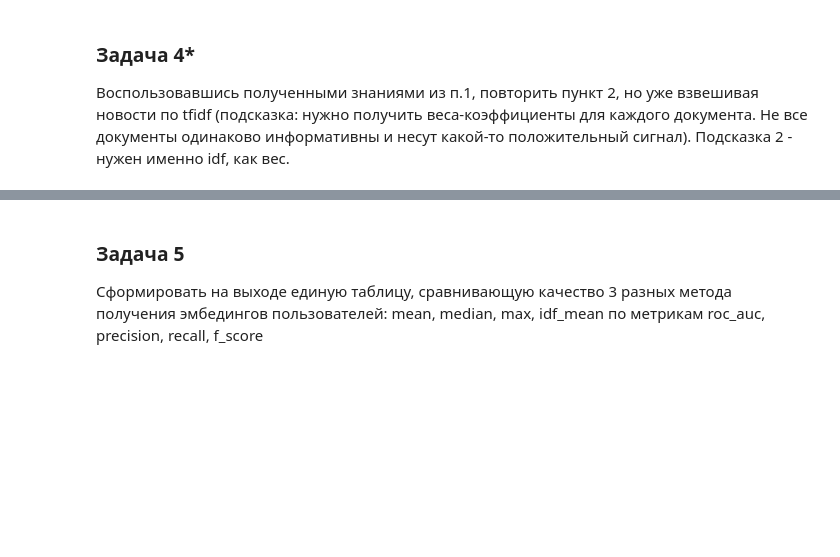
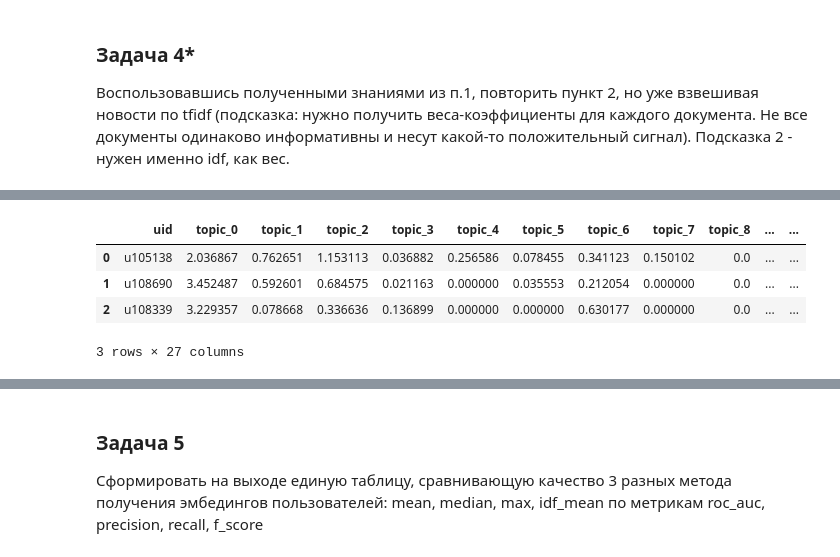
Before and after one commit to komarovko90/4_1_ML_in_business, a Jupyter notebook: home_work2/ex2.ipynb, the cells around one changed output, grey strips where cells are left out. Drawn from its saved outputs; the diff is of its cells as text; code cells hidden in the pictures; blank space fills up the shorter version.

```diff
--- a/home_work2/ex2.ipynb
+++ b/home_work2/ex2.ipynb
@@ -524,0 +560,9 @@ results.append([precision[ix], recall[ix],fscore[ix],roc_auc])
+# %%
+X = pd.merge(user_embeddings, target, 'left')
+X.head(3)
+# %% [output]
+|  | uid | topic_0 | topic_1 | topic_2 | topic_3 | topic_4 | topic_5 | topic_6 | topic_7 | topic_8 | ... | ... |
+| 0 | u105138 | 2.036867 | 0.762651 | 1.153113 | 0.036882 | 0.256586 | 0.078455 | 0.341123 | 0.150102 | 0.0 | ... | ... |
+| 1 | u108690 | 3.452487 | 0.592601 | 0.684575 | 0.021163 | 0.000000 | 0.035553 | 0.212054 | 0.000000 | 0.0 | ... | ... |
+| 2 | u108339 | 3.229357 | 0.078668 | 0.336636 | 0.136899 | 0.000000 | 0.000000 | 0.630177 | 0.000000 | 0.0 | ... | ... |
+3 rows × 27 columns
```
Also changed, not shown: parts of 36 cells of this notebook.
